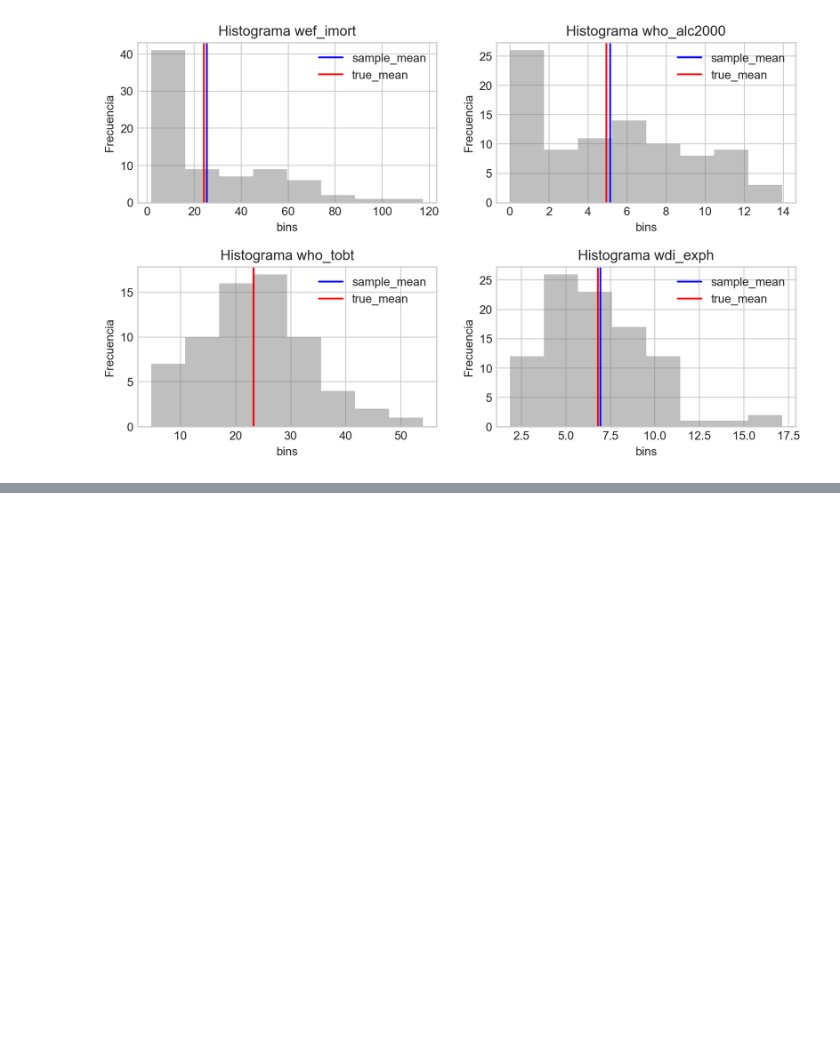
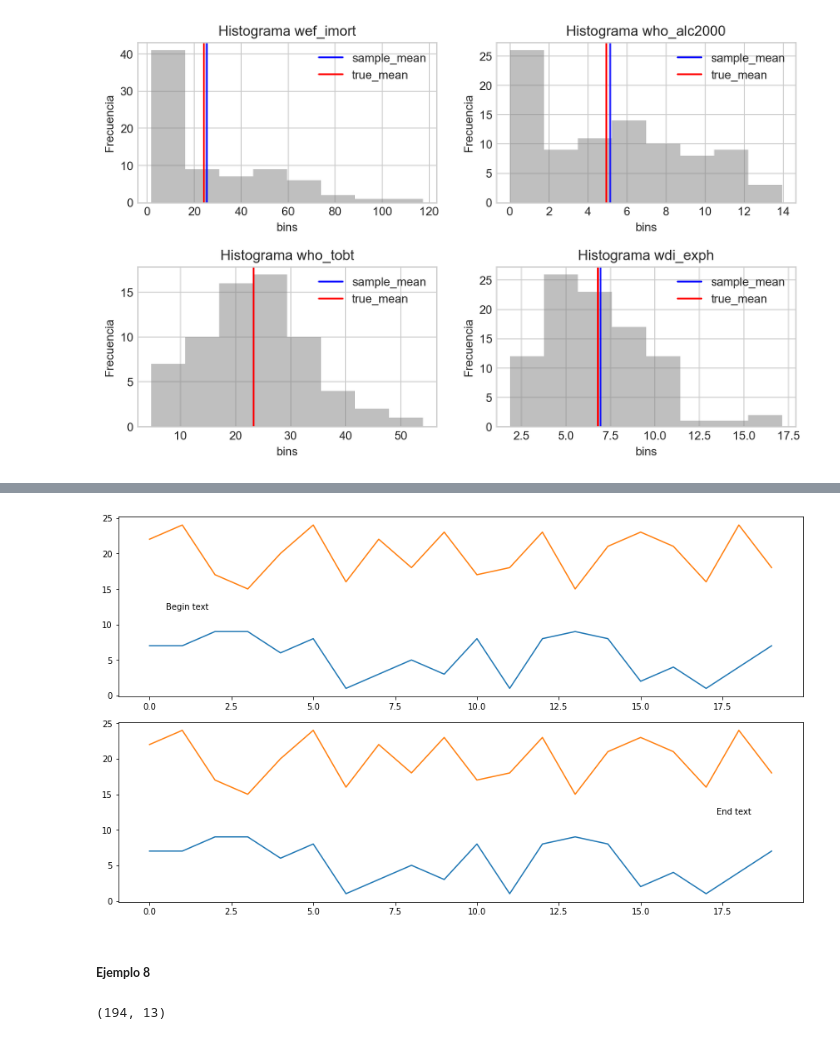
Before and after one commit to perezlino/desafio_latam_data_science, a Jupyter notebook: Resumen/matplotlib.pyplot/2-matplotlib.pyplot.subplot(_).ipynb, the cells around one changed output, grey strips where cells are left out. Saved outputs shown, nothing was run; the diff lists cells and outputs as text; code cells hidden in the pictures; blank space fills up the shorter version.

Commit message:
Actualizar directorio Resumen \ matplotlib.pyplot

```diff
--- a/Resumen/matplotlib.pyplot/2-matplotlib.pyplot.subplot(_).ipynb
+++ b/Resumen/matplotlib.pyplot/2-matplotlib.pyplot.subplot(_).ipynb
@@ -386,0 +401,28 @@ for var in variables_solicitadas:
+# %%
+# import modules
+import matplotlib.pyplot as plt
+import numpy as np
+
+# Create random data
+x = np.arange(0,20)
+y1 = np.random.randint(0,10, 20)
+y2 = np.random.randint(0,10, 20) + 15
+
+# Create figure
+fig, (ax1,ax2) = plt.subplots(nrows=2, ncols=1, figsize = (12,7), tight_layout = True)
+
+# Add subplots
+ax1.plot(x, y1)
+ax1.plot(x, y2)
+ax2.plot(x, y1)
+ax2.plot(x, y2)
+
+# Show texts
+ax1.text(0.1, 0.5, 'Begin text', horizontalalignment='center', verticalalignment='center', transform=ax1.transAxes)
+ax2.text(0.9, 0.5, 'End text', horizontalalignment='center', verticalalignment='center', transform=ax2.transAxes)
+
+plt.show()
+# %% [output]
+[figure, added]
+# %% [markdown]
+##### **Ejemplo 8**
@@ -386,0 +436,5 @@ for var in variables_solicitadas:
+# %%
+df = pd.read_csv('\github\desafio_latam_data_science\Resumen\\numpy_y_pandas\paises.csv', encoding='latin-1', index_col=0)
+df.shape
+# %% [output]
+(194, 13)
```
Also changed, not shown: parts of 14 cells of this notebook, 1 other file.
